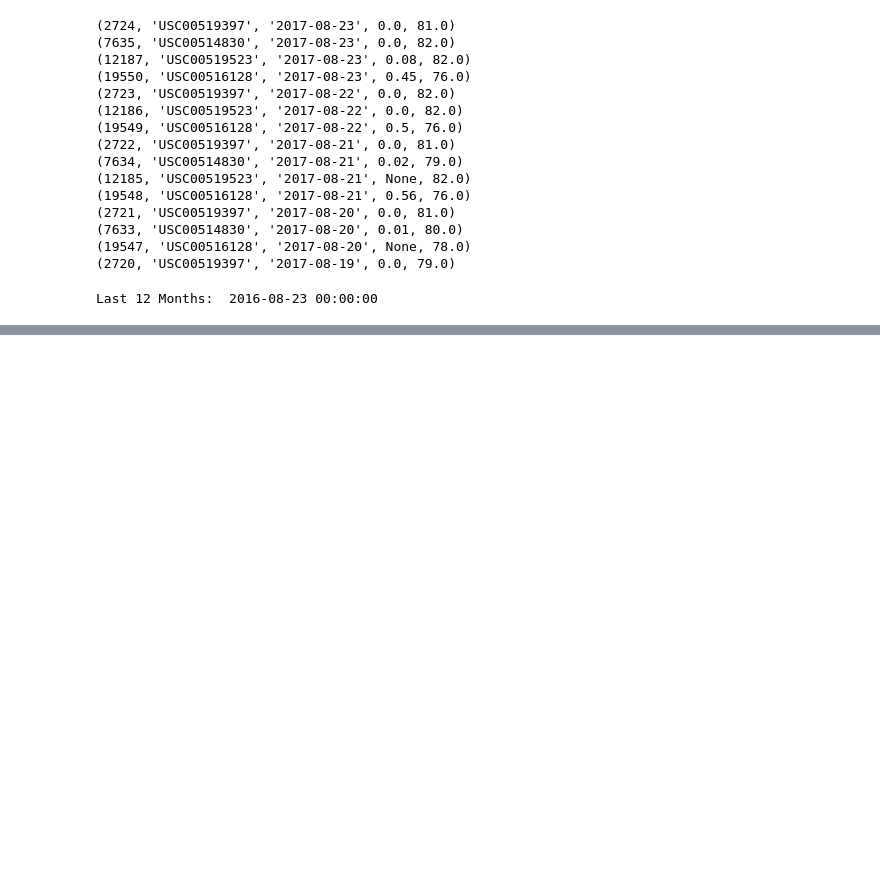
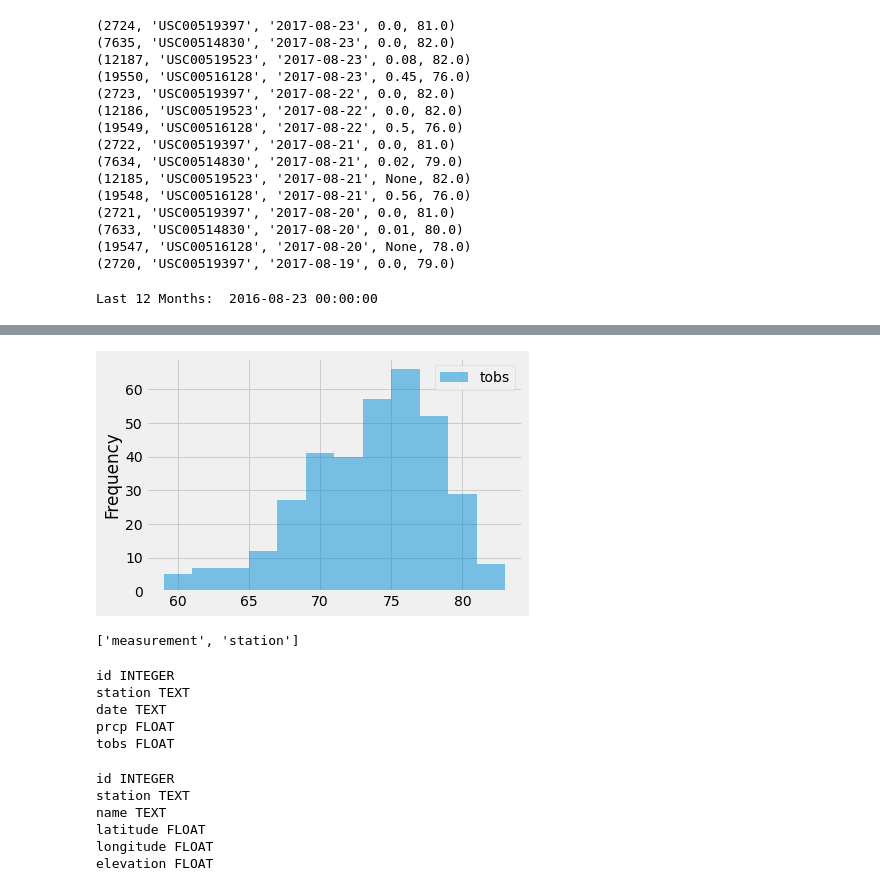
Before and after one commit to jessicacovey1/sqlalchemy-challenge, a Jupyter notebook: climate_starter.ipynb, the cells around one changed output, grey strips where cells are left out. Saved outputs shown, nothing was run; the diff lists cells and outputs as text; code cells hidden in the pictures; blank space fills up the shorter version.

```diff
--- a/climate_starter.ipynb
+++ b/climate_starter.ipynb
@@ -396,0 +246,44 @@ daily_normals("01-01")
+# %%
+#Plot the results as a histogram with `bins=12`.
+sel = [Measurement.date, Measurement.tobs]
+temp_year = session.query(*sel).\
+    filter(Measurement.date >= one_year_date).filter(Measurement.station == "USC00519281").all()
+#temp_year
+# %%
+temp_year_df = pd.DataFrame(temp_year, columns=['date', 'tobs'])
+temp_year_df.set_index('date', inplace=True, )
+# Sort the dataframe by date
+temp_year_df=temp_year_df.sort_index()
+#temp_year_df
+# %%
+ax = temp_year_df.plot.hist(bins=12, alpha=0.5)
+# %% [output]
+[figure, added]
+# %%
+inspector = inspect(engine)
+inspector.get_table_names()
+# %% [output]
+['measurement', 'station']
+# %%
+# Get a list of column names and types
+columns = inspector.get_columns('measurement')
+for c in columns:
+    print(c['name'], c["type"])
+# %% [output]
+id INTEGER
+station TEXT
+date TEXT
+prcp FLOAT
+tobs FLOAT
+# %%
+# Get a list of column names and types
+columns = inspector.get_columns('station')
+for c in columns:
+    print(c['name'], c["type"])
+# %% [output]
+id INTEGER
+station TEXT
+name TEXT
+latitude FLOAT
+longitude FLOAT
+elevation FLOAT
```
Also changed, not shown: parts of 38 cells of this notebook, 2 other files.
